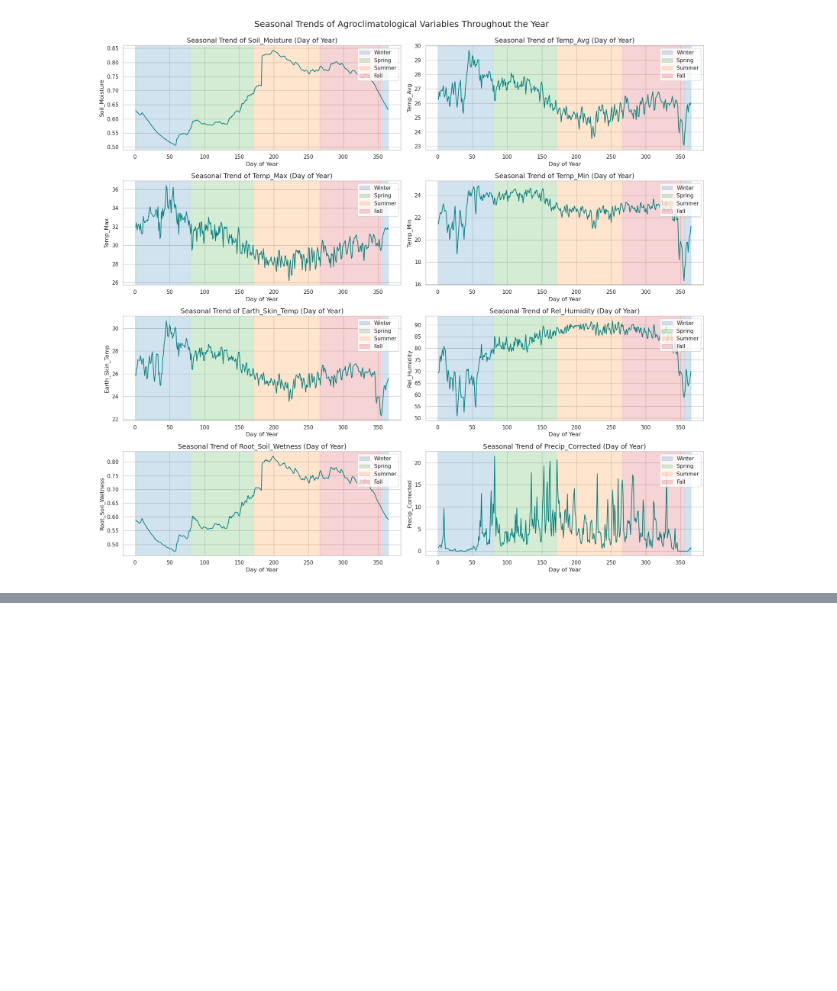
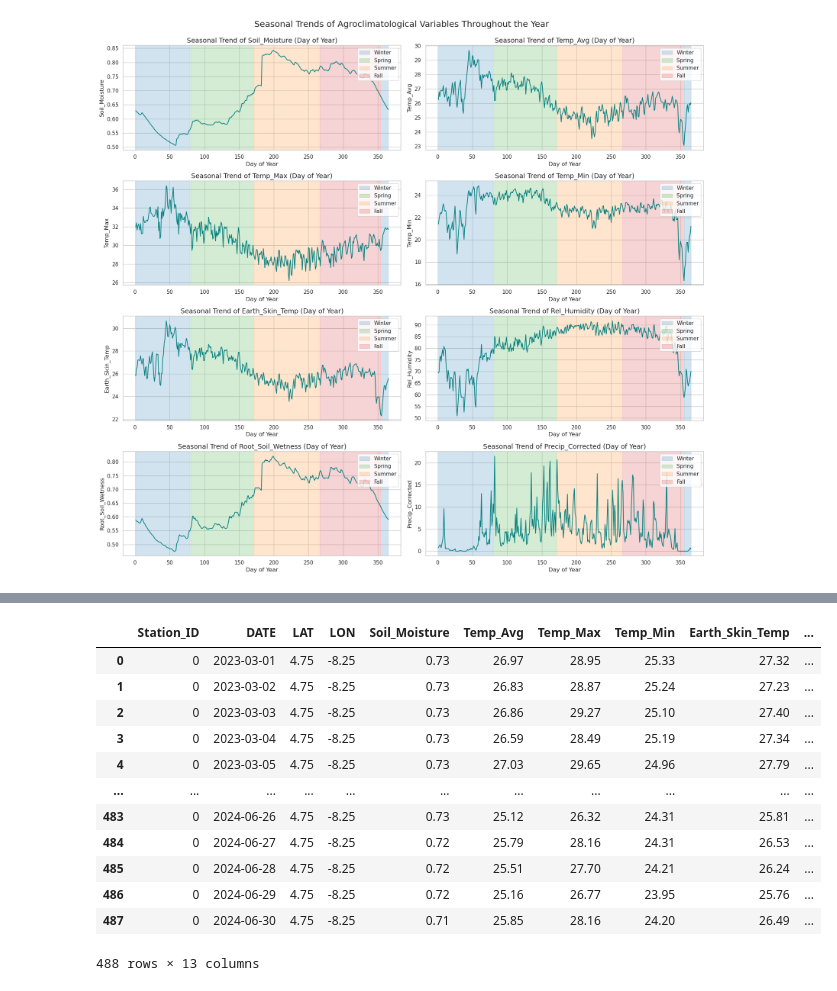
Before and after one commit to jak-weston/Cocoa-Futures-Analysis, a Jupyter notebook: NASA_Data.ipynb, the cells around one changed output, grey strips where cells are left out. Saved outputs shown, nothing was run; the diff lists cells and outputs as text; code cells hidden in the pictures; blank space fills up the shorter version.

```diff
--- a/NASA_Data.ipynb
+++ b/NASA_Data.ipynb
@@ -159,0 +182,26 @@ plt.show()
+# %%
+# Station 0
+# Filter for rows with Station_ID 0 and explicitly make a copy
+station_0 = station_df[station_df['Station_ID'] == 0].copy()
+
+# Save the original index in the 'Master_Index' column using .loc
+station_0.loc[:, 'Master_Index'] = station_0.index
+
+# Reset the index if you want a new integer index
+station_0.reset_index(drop=True, inplace=True)
+
+station_0
+# %% [output]
+|  | Station_ID | DATE | LAT | LON | Soil_Moisture | Temp_Avg | Temp_Max | Temp_Min | Earth_Skin_Temp | ... |
+| 0 | 0 | 2023-03-01 | 4.75 | -8.25 | 0.73 | 26.97 | 28.95 | 25.33 | 27.32 | ... |
+| 1 | 0 | 2023-03-02 | 4.75 | -8.25 | 0.73 | 26.83 | 28.87 | 25.24 | 27.23 | ... |
+| 2 | 0 | 2023-03-03 | 4.75 | -8.25 | 0.73 | 26.86 | 29.27 | 25.10 | 27.40 | ... |
+| 3 | 0 | 2023-03-04 | 4.75 | -8.25 | 0.73 | 26.59 | 28.49 | 25.19 | 27.34 | ... |
+| 4 | 0 | 2023-03-05 | 4.75 | -8.25 | 0.73 | 27.03 | 29.65 | 24.96 | 27.79 | ... |
+| ... | ... | ... | ... | ... | ... | ... | ... | ... | ... | ... |
+| 483 | 0 | 2024-06-26 | 4.75 | -8.25 | 0.73 | 25.12 | 26.32 | 24.31 | 25.81 | ... |
+| 484 | 0 | 2024-06-27 | 4.75 | -8.25 | 0.72 | 25.79 | 28.16 | 24.31 | 26.53 | ... |
+| 485 | 0 | 2024-06-28 | 4.75 | -8.25 | 0.72 | 25.51 | 27.70 | 24.21 | 26.24 | ... |
+| 486 | 0 | 2024-06-29 | 4.75 | -8.25 | 0.72 | 25.16 | 26.77 | 23.95 | 25.76 | ... |
+| 487 | 0 | 2024-06-30 | 4.75 | -8.25 | 0.71 | 25.85 | 28.16 | 24.20 | 26.49 | ... |
+488 rows × 13 columns
```
Also changed, not shown: parts of 1 cell of this notebook.
